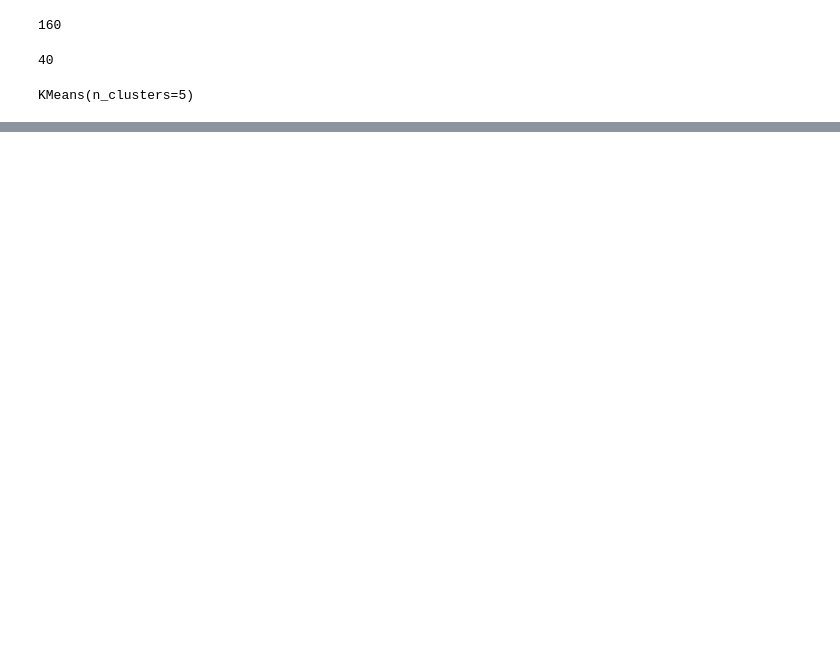
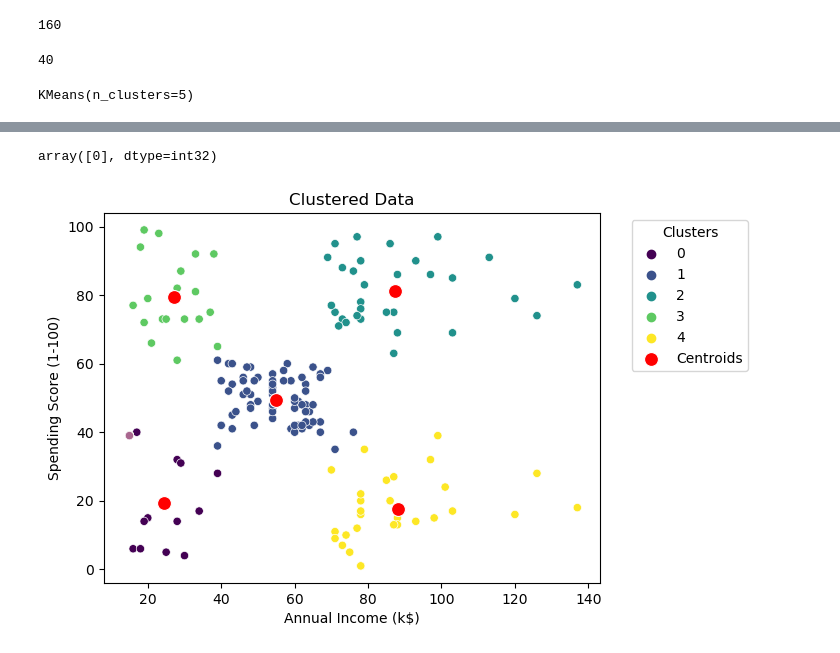
Before and after one commit to Harsh-D-2004/TE-IT-Practicals, a Jupyter notebook: ML/Assignement5.ipynb, the cells around one changed output, grey strips where cells are left out. Drawn from its saved outputs; the diff is of its cells as text; code cells hidden in the pictures; blank space fills up the shorter version.

```diff
--- a/ML/Assignement5.ipynb
+++ b/ML/Assignement5.ipynb
@@ -275,3 +275,23 @@ mpl.show()
+# %%
+input = np.array([15 , 39]).reshape(1 , -1)
+predicted_data = model.predict(input)
+predicted_data
+# %% [output]
+array([0], dtype=int32)
+# %%
+X = input[0,0]
+Y = input[0,1]
+# %%
+mpl.title("Clustered Data")
+sns.scatterplot(x = X_train['Annual Income (k$)'] , y = X_train['Spending Score (1-100)'] , hue=labels, palette='viridis')
+sns.scatterplot(x = centers[:,0] , y = centers[:,1] , s=100 , color = 'red' , label='Centroids')
+sns.scatterplot(x = X , y = Y , hue=labels, color='pink' , legend=False)
+mpl.xlabel('Annual Income (k$)')
+mpl.ylabel('Spending Score (1-100)')
+mpl.legend(title='Clusters', bbox_to_anchor=(1.05, 1), loc='upper left')
+mpl.show()
+# %% [output]
+[figure, added]
 # %%
 from sklearn.cluster import AgglomerativeClustering
 # %%
```
Also changed, not shown: parts of 17 cells of this notebook, 5 other files.
